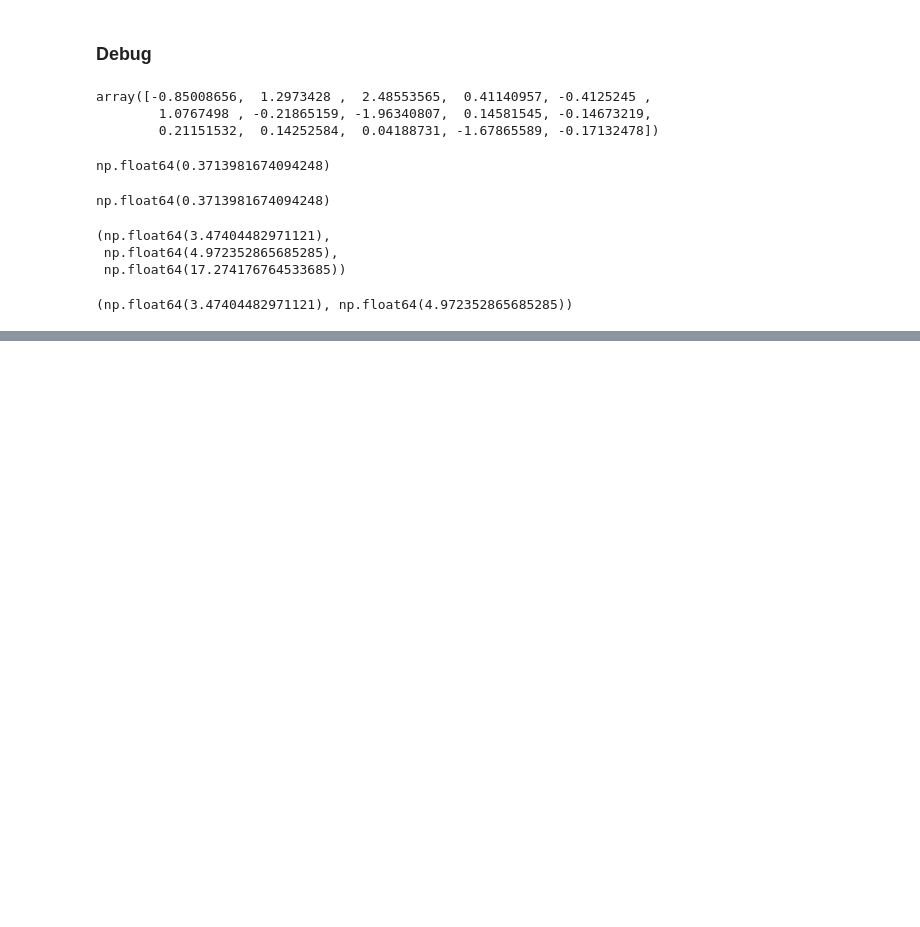
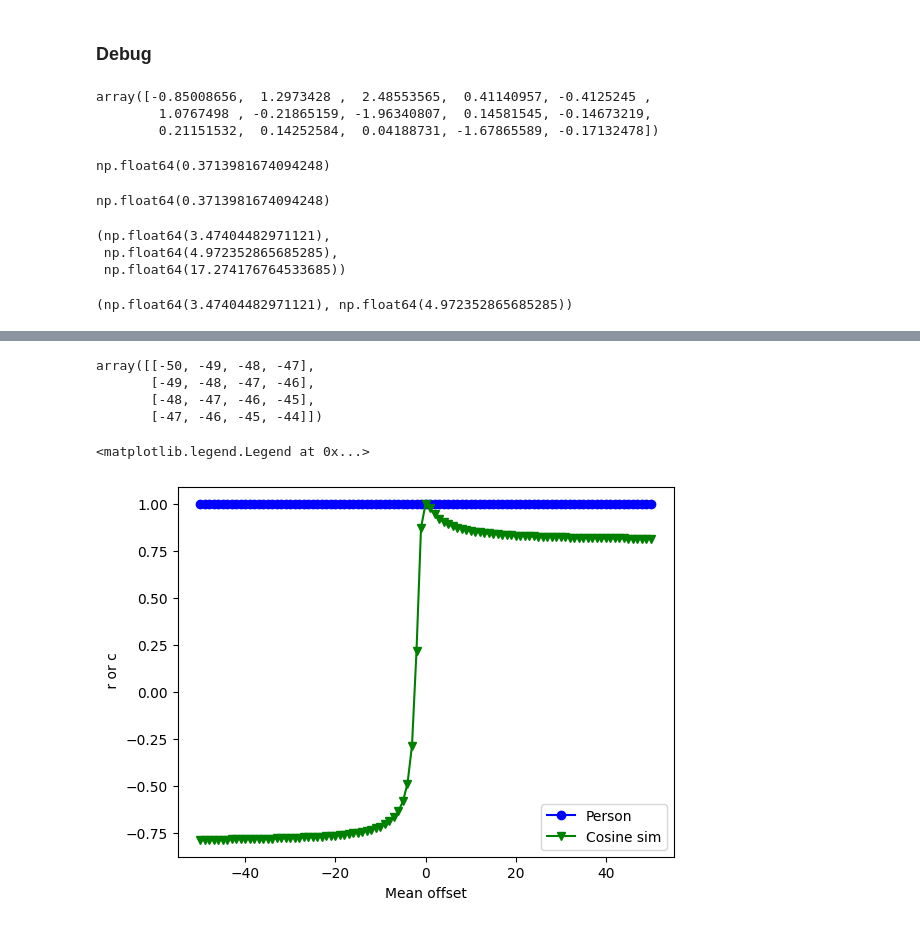
Before and after one commit to e10101/linear-algebra-codes, a Jupyter notebook: ch4.ipynb, the cells around one changed output, grey strips where cells are left out. Drawn from its saved outputs; the diff is of its cells as text; code cells hidden in the pictures; blank space fills up the shorter version.

```diff
--- a/ch4.ipynb
+++ b/ch4.ipynb
@@ -123,0 +139,32 @@ np.sqrt(np.sum(a ** 2)), np.sqrt(np.sum(b ** 2))
+# %%
+a = np.expand_dims(a, axis=0)
+b = np.expand_dims(b, axis=1)
+# %%
+c = a + b
+# %%
+c[:4, :]
+# %% [output]
+array([[-50, -49, -48, -47],
+       [-49, -48, -47, -46],
+       [-48, -47, -46, -45],
+       [-47, -46, -45, -44]])
+# %%
+res_list = np.array([])
+for idx in range(len(c)):
+    row = c[idx, :]
+
+    cs = cosine_similarity(a, row)
+    cc = correlation_coefficient(a, row)
+    res_list = np.append(res_list, [np.array([row[0]]), cs, cc])
+# %%
+res_list = res_list.reshape((-1, 3))
+# %%
+plt.plot(res_list[:, 0], res_list[:, 2], 'bo-')
+plt.plot(res_list[:, 0], res_list[:, 1], 'gv-')
+
+plt.xlabel('Mean offset')
+plt.ylabel(' r or c')
+plt.legend(['Person', 'Cosine sim'])
+# %% [output]
+<matplotlib.legend.Legend at 0x...>
+[figure, added]
```
Also changed, not shown: parts of 2 cells of this notebook.
